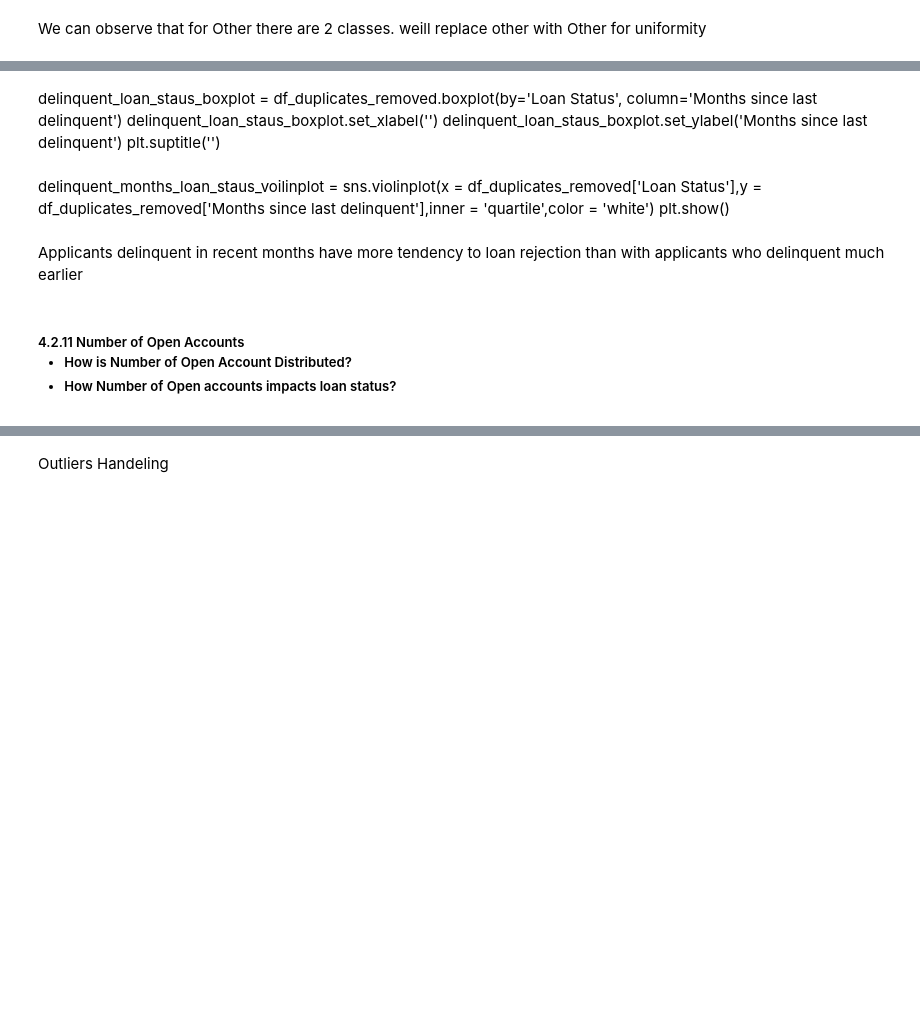
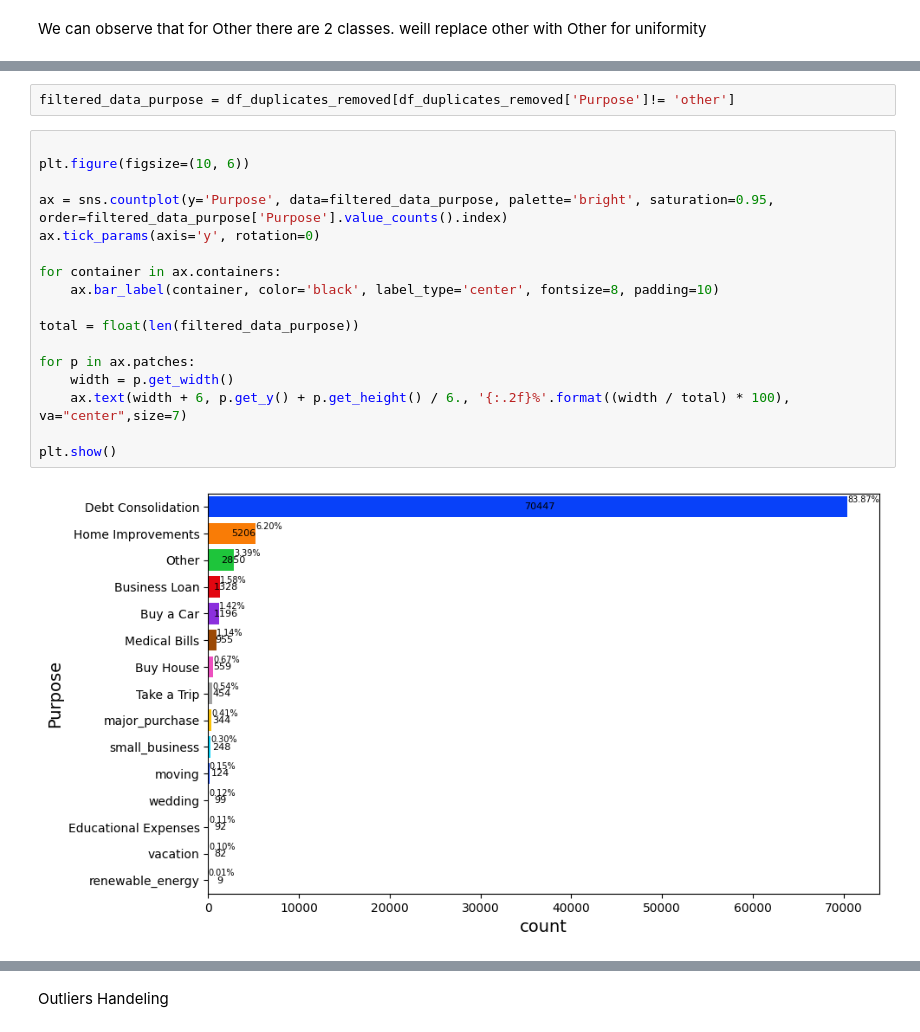
Before and after one commit to RohitDas92/Loan-Approval-Prediction-Project, a Jupyter notebook: loan_approval_prediction_V2.ipynb, the cells around one changed output, grey strips where cells are left out. Saved outputs shown, nothing was run; the diff lists cells and outputs as text; blank space fills up the shorter version.

```diff
--- a/loan_approval_prediction_V2.ipynb
+++ b/loan_approval_prediction_V2.ipynb
@@ -1041,15 +909,21 @@ BIVARIATE ANALYSIS
-# %% [markdown]
-delinquent_loan_staus_boxplot = df_duplicates_removed.boxplot(by='Loan Status', column='Months since last delinquent')
-delinquent_loan_staus_boxplot.set_xlabel('')
-delinquent_loan_staus_boxplot.set_ylabel('Months since last delinquent')
-plt.suptitle('')
-# %% [markdown]
-delinquent_months_loan_staus_voilinplot = sns.violinplot(x = df_duplicates_removed['Loan Status'],y = df_duplicates_removed['Months since last delinquent'],inner = 'quartile',color = 'white')
-plt.show()
-# %% [markdown]
-Applicants delinquent in recent months have more tendency to loan rejection than with applicants who delinquent much earlier
-# %% [markdown]
-<h5>4.2.11 Number of Open Accounts
-
-- How is Number of Open Account Distributed?
-- How Number of Open accounts impacts loan status?
+# %%
+filtered_data_purpose = df_duplicates_removed[df_duplicates_removed['Purpose']!= 'other']
+# %%
+
+plt.figure(figsize=(10, 6))
+
+ax = sns.countplot(y='Purpose', data=filtered_data_purpose, palette='bright', saturation=0.95, order=filtered_data_purpose['Purpose'].value_counts().index)
+ax.tick_params(axis='y', rotation=0)
+
+for container in ax.containers:
+    ax.bar_label(container, color='black', label_type='center', fontsize=8, padding=10)
+
+total = float(len(filtered_data_purpose))
+
+for p in ax.patches:
+    width = p.get_width()
+    ax.text(width + 6, p.get_y() + p.get_height() / 6., '{:.2f}%'.format((width / total) * 100), va="center",size=7)
+
+plt.show()
+# %% [output]
+[figure, added]
```
Also changed, not shown: parts of 81 cells of this notebook.
